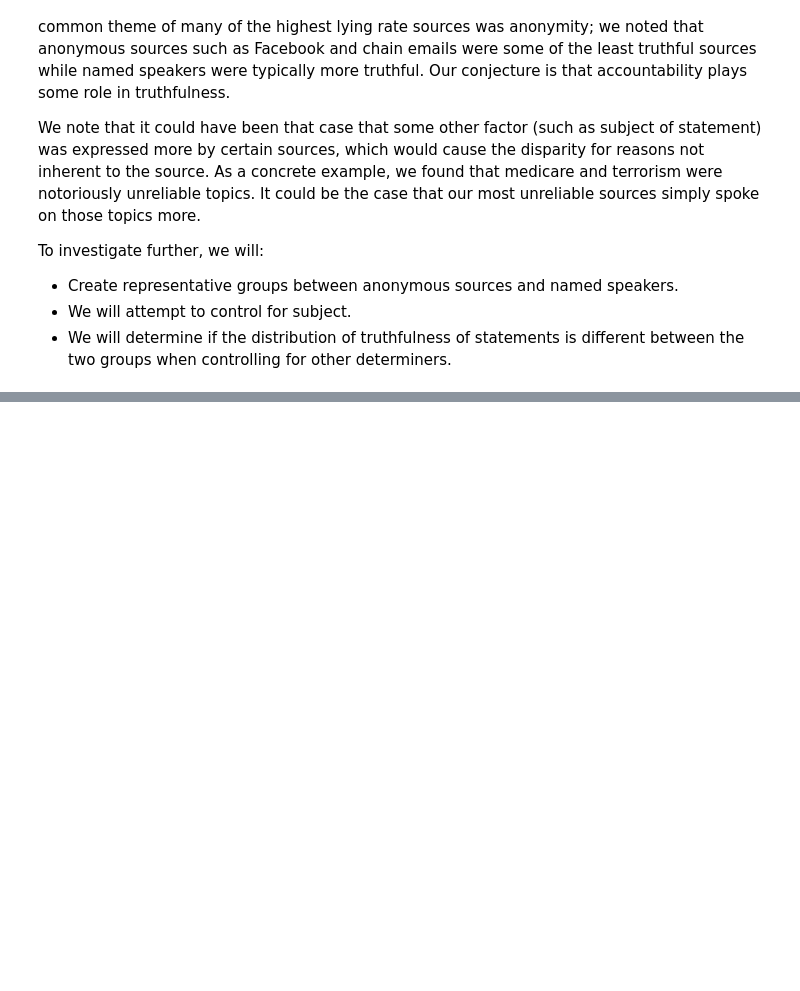
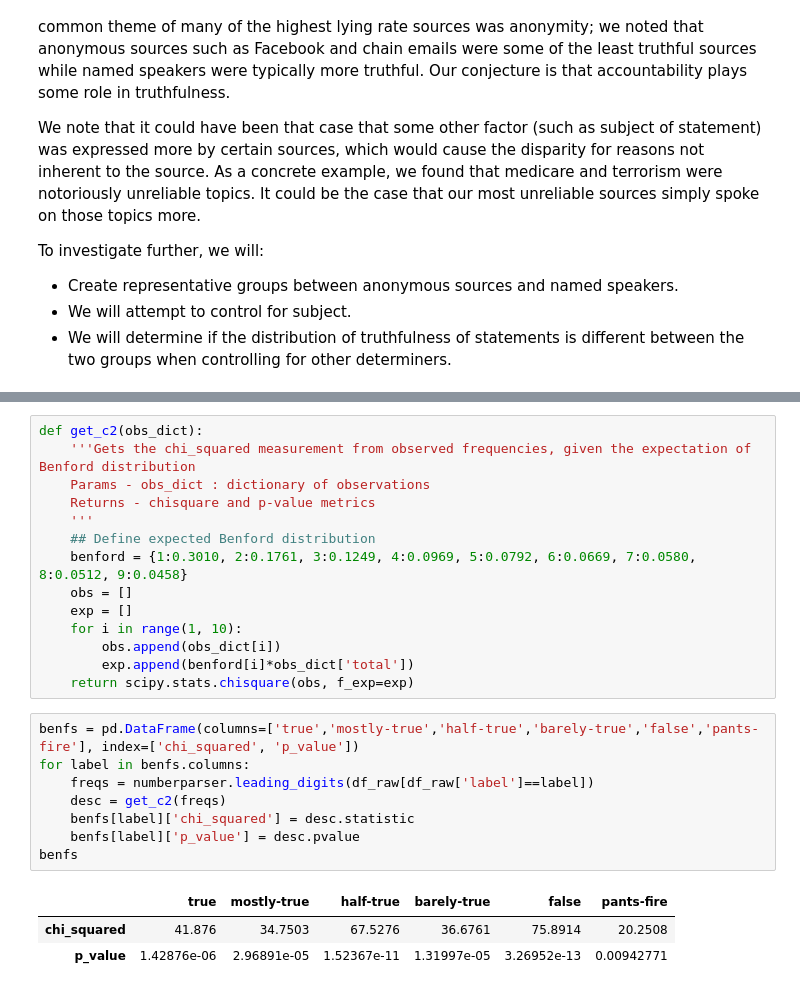
Before and after one commit to mikanikos/Features-of-Lies, a Jupyter notebook: Comparative.ipynb, the cells around one changed output, grey strips where cells are left out. Saved outputs shown, nothing was run; the diff lists cells and outputs as text; blank space fills up the shorter version.

```diff
--- a/Comparative.ipynb
+++ b/Comparative.ipynb
@@ -712,0 +740,26 @@ plot_donut(named_income, "Statements on Income by Named Speakers \n(Jeb Bush, Pa
+# %%
+def get_c2(obs_dict):
+    '''Gets the chi_squared measurement from observed frequencies, given the expectation of Benford distribution
+    Params - obs_dict : dictionary of observations
+    Returns - chisquare and p-value metrics
+    '''
+    ## Define expected Benford distribution
+    benford = {1:0.3010, 2:0.1761, 3:0.1249, 4:0.0969, 5:0.0792, 6:0.0669, 7:0.0580, 8:0.0512, 9:0.0458}
+    obs = []
+    exp = []
+    for i in range(1, 10):
+        obs.append(obs_dict[i])
+        exp.append(benford[i]*obs_dict['total'])
+    return scipy.stats.chisquare(obs, f_exp=exp)
+# %%
+benfs = pd.DataFrame(columns=['true','mostly-true','half-true','barely-true','false','pants-fire'], index=['chi_squared', 'p_value'])
+for label in benfs.columns:
+    freqs = numberparser.leading_digits(df_raw[df_raw['label']==label])
+    desc = get_c2(freqs)
+    benfs[label]['chi_squared'] = desc.statistic
+    benfs[label]['p_value'] = desc.pvalue
+benfs
+# %% [output]
+|  | true | mostly-true | half-true | barely-true | false | pants-fire |
+| chi_squared | 41.876 | 34.7503 | 67.5276 | 36.6761 | 75.8914 | 20.2508 |
+| p_value | 1.42876e-06 | 2.96891e-05 | 1.52367e-11 | 1.31997e-05 | 3.26952e-13 | 0.00942771 |
```
Also changed, not shown: parts of 10 cells of this notebook, 1 other file.
